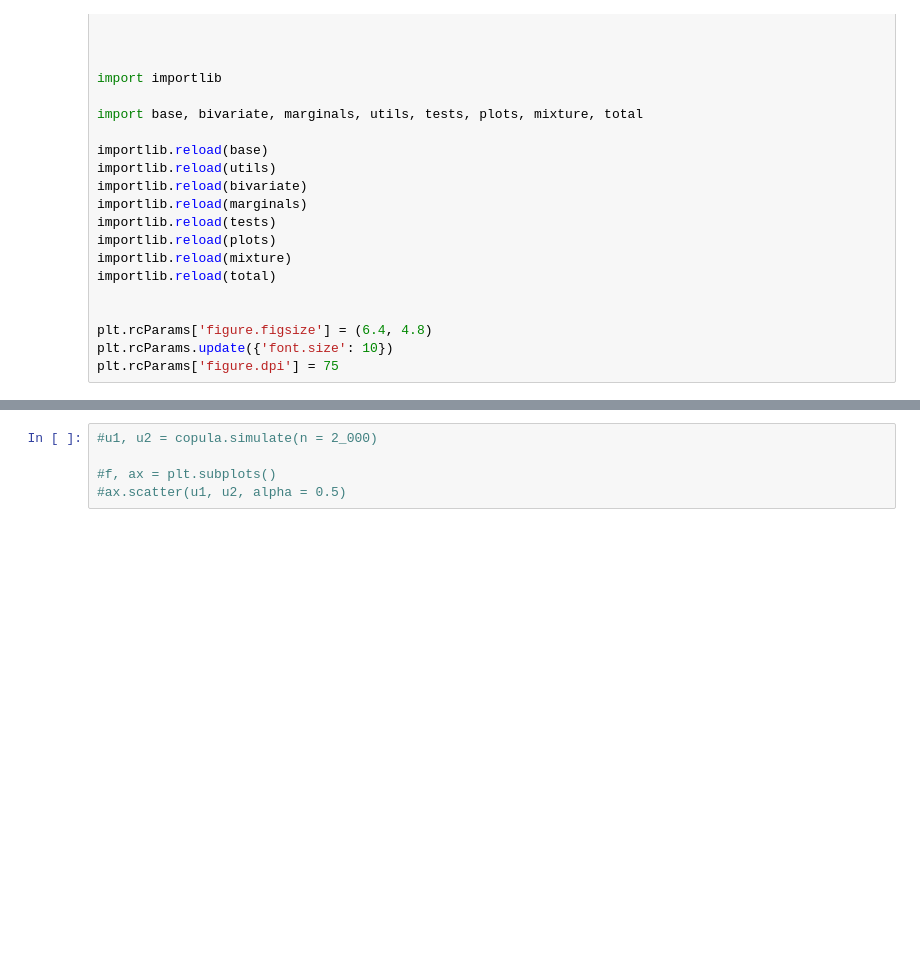
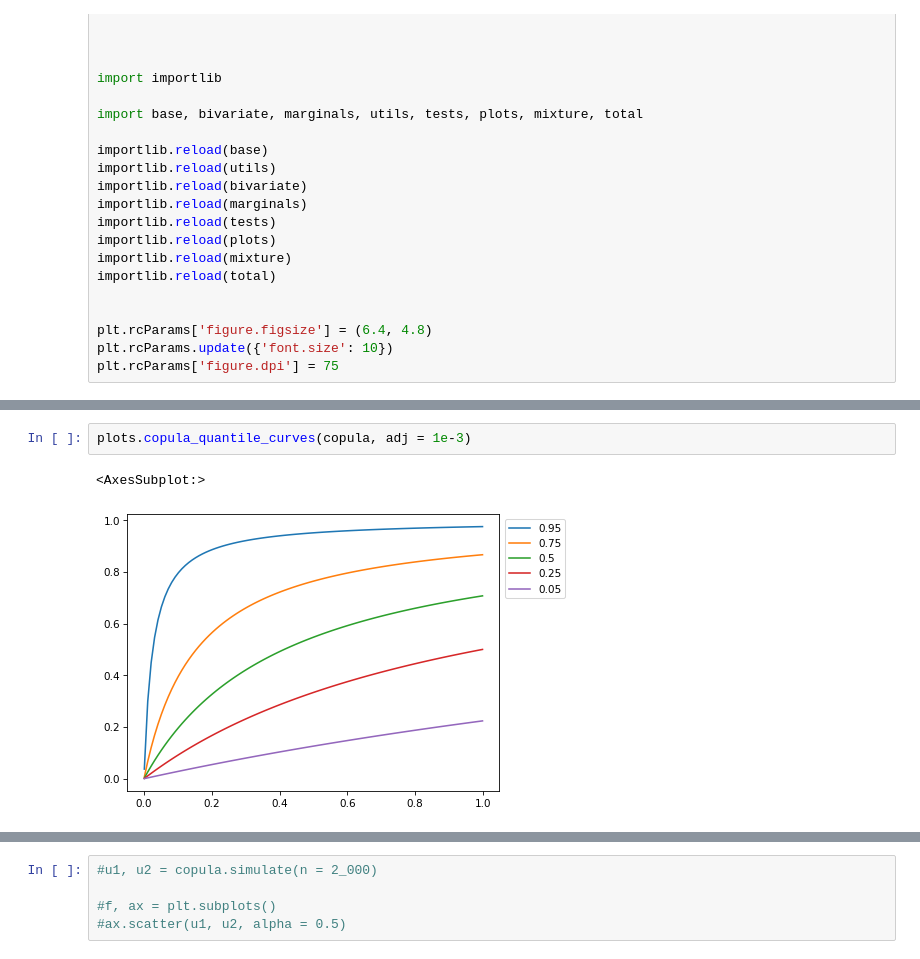
Before and after one commit to sorensenj50/Copula-Package, a Jupyter notebook: Notebook.ipynb, the cells around one changed output, grey strips where cells are left out. Cells and saved outputs as stored; diff of their text form; blank space fills up the shorter version.

```diff
--- a/Notebook.ipynb
+++ b/Notebook.ipynb
@@ -111,2 +84,7 @@ plots.copula_quantile_curves(copula)
+# %%
+plots.copula_quantile_curves(copula, adj = 1e-3)
+# %% [output]
+<AxesSubplot:>
+[figure, added]
 # %%
 #plots.copula_quantile_curves(copula)
```
Also changed, not shown: parts of 34 cells of this notebook, 2 other files.
